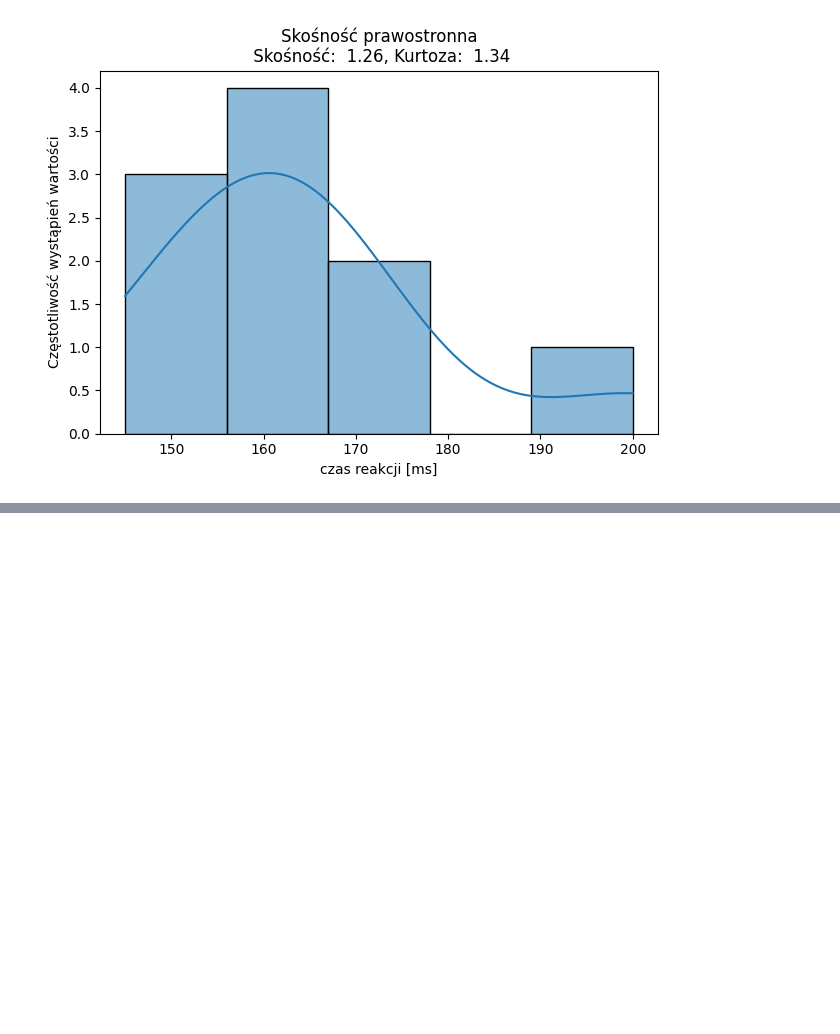
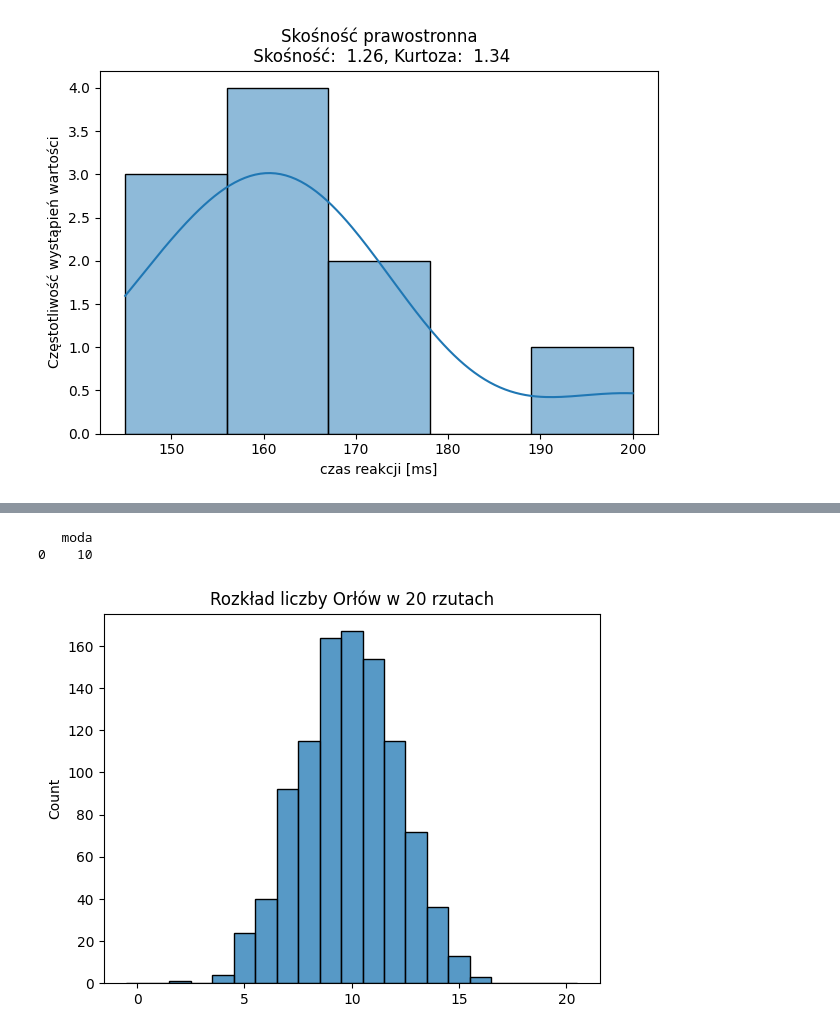
Before and after one commit to LPiskor/moje_projekty_ml, a Jupyter notebook: Statystyka_Dla_Danych.ipynb, the cells around one changed output, grey strips where cells are left out. Cells and saved outputs as stored; diff of their text form; code cells hidden in the pictures; blank space fills up the shorter version.

```diff
--- a/Statystyka_Dla_Danych.ipynb
+++ b/Statystyka_Dla_Danych.ipynb
@@ -139,0 +205,16 @@ plt.show()
+# %%
+# Generowanie danych z rozkładu binomialnego
+# Liczba sukcesów w 20 próbach, gdzie p = 0.5 (szansa na sukces w każdej próbie)
+
+n_prob = 20 #liczba rzutów monetą
+p_sukces = 0.5 #prawdopodobieństwo wypadnięcia orła
+
+dane_binomialne = np.random.binomial(n=n_prob, p=p_sukces, size=1000)
+sns.histplot(dane_binomialne, bins=np.arange(n_prob+2)-0.5, stat='count')
+plt.title("Rozkład liczby Orłów w 20 rzutach")
+df = pd.DataFrame({'moda':dane_binomialne})
+print(df.mode())
+# %% [output]
+   moda
+0    10
+[figure, added]
```
Also changed, not shown: parts of 4 cells of this notebook.
